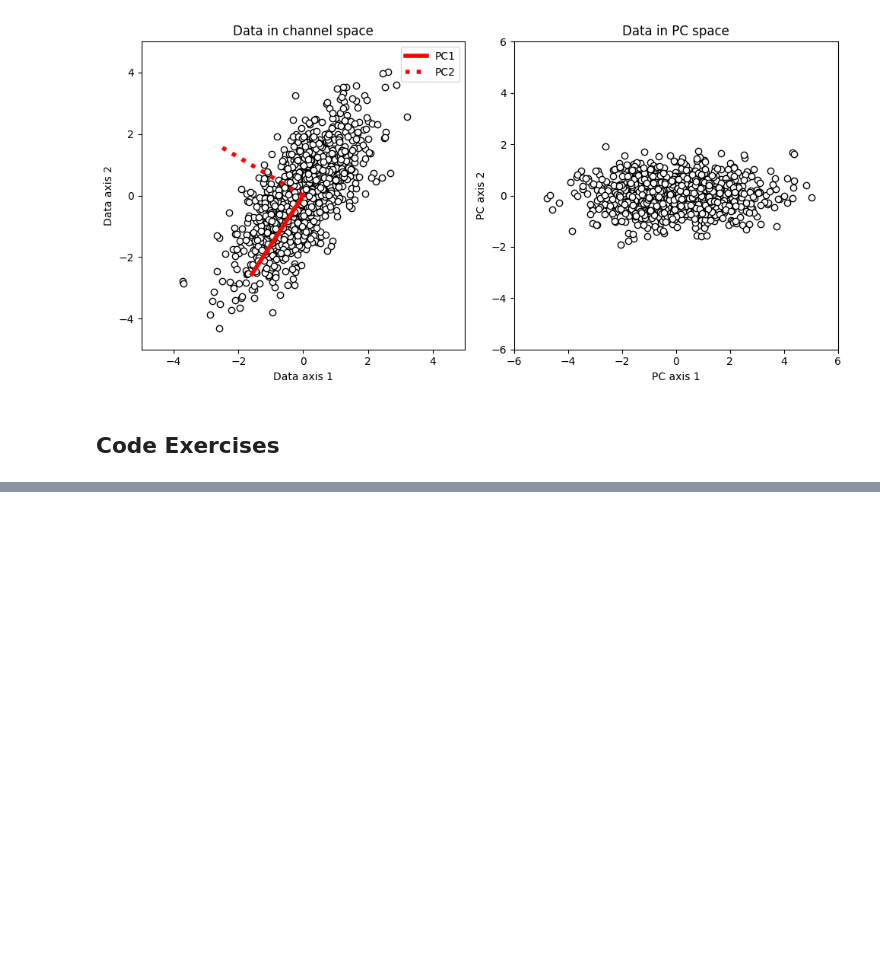
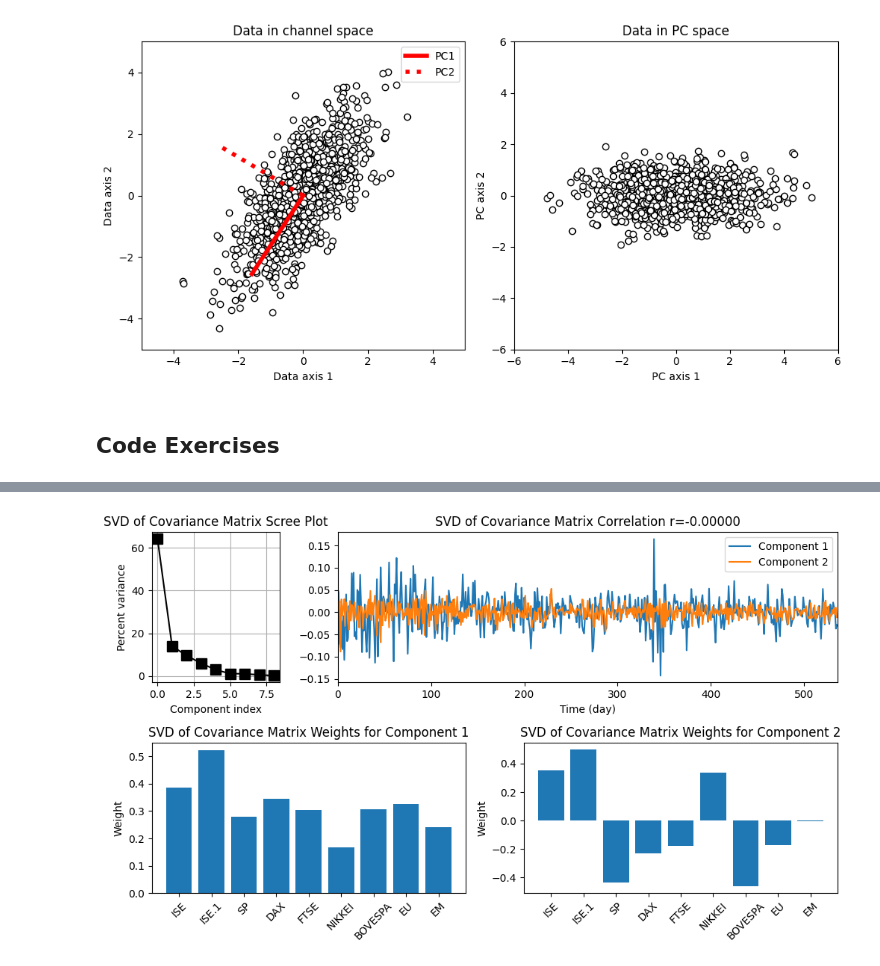
Before and after one commit to MiesnerJacob/practical-linear-algebra-for-data-science, a Jupyter notebook: 15-eigendecomposition-and-svd-applications.ipynb, the cells around one changed output, grey strips where cells are left out. Saved outputs shown, nothing was run; the diff lists cells and outputs as text; code cells hidden in the pictures; blank space fills up the shorter version.

Commit message:
completed pca exercises for chapter 15, eigendecomposition and svd applications

```diff
--- a/15-eigendecomposition-and-svd-applications.ipynb
+++ b/15-eigendecomposition-and-svd-applications.ipynb
@@ -199,0 +188,90 @@ First two eigenvalues:
+# %%
+# Exercise 15-2 (Principal Component Analysis via Singular Value Decomposition)
+
+# Center the data
+data_matrix = data.values
+data_matrix_centered = data_matrix - np.mean(data_matrix, axis=0, keepdims=True)
+
+# Covariance matrix
+covariance_matrix = data_matrix_centered.T @ data_matrix_centered / (data_matrix_centered.shape[0] - 1)
+
+# PCA using SVD of the Covariance Matrix
+U_cov, s_cov, Vt_cov = np.linalg.svd(covariance_matrix)
+U_cov[:, 0] *= np.sign(U_cov[np.argmax(np.abs(U_cov[:, 0])), 0])
+U_cov[:, 1] *= np.sign(U_cov[np.argmax(np.abs(U_cov[:, 1])), 1])
+component_scores_cov = data_matrix_centered @ U_cov[:, :2]
+percent_variance_explained_cov = 100 * s_cov / np.sum(s_cov)
+
+# PCA using SVD of the Data Matrix
+U_data, s_data, Vt_data = np.linalg.svd(data_matrix_centered)
+Vt_data[0, :] *= np.sign(Vt_data[0, np.argmax(np.abs(Vt_data[0, :]))])
+Vt_data[1, :] *= np.sign(Vt_data[1, np.argmax(np.abs(Vt_data[1, :]))])
+component_scores_data = U_data[:, :2] * s_data[:2]
+percent_variance_explained_data = 100 * (s_data**2) / np.sum(s_data**2)
+
+# Plotting results for SVD of Covariance Matrix
+fig = plt.figure(figsize=(10, 6))
+gs = GridSpec(2, 4, figure=fig)
+
+# Scree plot for SVD of Covariance Matrix
+ax1 = fig.add_subplot(gs[0, 0])
+ax1.plot(percent_variance_explained_cov, 'ks-', markersize=10)
+ax1.set_xlabel('Component index')
+ax1.set_ylabel('Percent variance')
+ax1.set_title('SVD of Covariance Matrix Scree Plot')
+ax1.grid()
+
+# Component time series for SVD of Covariance Matrix
+ax2 = fig.add_subplot(gs[0, 1:])
+ax2.plot(component_scores_cov)
+ax2.set_xlabel('Time (day)')
+ax2.set_xlim([0, component_scores_cov.shape[0]])
+ax2.legend(['Component 1', 'Component 2'])
+ax2.set_title(f'SVD of Covariance Matrix Correlation r={np.corrcoef(component_scores_cov.T)[0, 1]:.5f}')
+
+# Bar plots of component loadings for SVD of Covariance Matrix
+axs_cov = [fig.add_subplot(gs[1, :2]), fig.add_subplot(gs[1, 2:])]
+for i in range(2):
+    axs_cov[i].bar(range(data_matrix_centered.shape[1]), U_cov[:, i])
+    axs_cov[i].set_xticks(range(data_matrix_centered.shape[1]))
+    axs_cov[i].set_xticklabels(data.columns, rotation=45)
+    axs_cov[i].set_ylabel('Weight')
+    axs_cov[i].set_title(f'SVD of Covariance Matrix Weights for Component {i+1}')
+
+plt.tight_layout()
+plt.show()
+
+
+# Plotting results for SVD of Data Matrix
+fig = plt.figure(figsize=(10, 6))
+gs = GridSpec(2, 4, figure=fig)
+
+# Scree plot for SVD of Data Matrix
+ax1 = fig.add_subplot(gs[0, 0])
+ax1.plot(percent_variance_explained_data, 'ks-', markersize=10)
+ax1.set_xlabel('Component index')
+ax1.set_ylabel('Percent variance')
+ax1.set_title('SVD of Data Matrix Scree Plot')
+ax1.grid()
+
+# Component time series for SVD of Data Matrix
+ax2 = fig.add_subplot(gs[0, 1:])
+ax2.plot(component_scores_data)
+ax2.set_xlabel('Time (day)')
+ax2.set_xlim([0, component_scores_data.shape[0]])
+ax2.legend(['Component 1', 'Component 2'])
+ax2.set_title(f'SVD of Data Matrix Correlation r={np.corrcoef(component_scores_data.T)[0, 1]:.5f}')
+
+# Bar plots of component loadings for SVD of Data Matrix
+axs_data = [fig.add_subplot(gs[1, :2]), fig.add_subplot(gs[1, 2:])]
+for i in range(2):
+    axs_data[i].bar(range(data_matrix_centered.shape[1]), Vt_data[i, :])
+    axs_data[i].set_xticks(range(data_matrix_centered.shape[1]))
+    axs_data[i].set_xticklabels(data.columns, rotation=45)
+    axs_data[i].set_ylabel('Weight')
+    axs_data[i].set_title(f'SVD of Data Matrix Weights for Component {i+1}')
+
+plt.tight_layout()
+plt.show()
+# %% [output]
+[figure, added]
```
Also changed, not shown: parts of 8 cells of this notebook.
